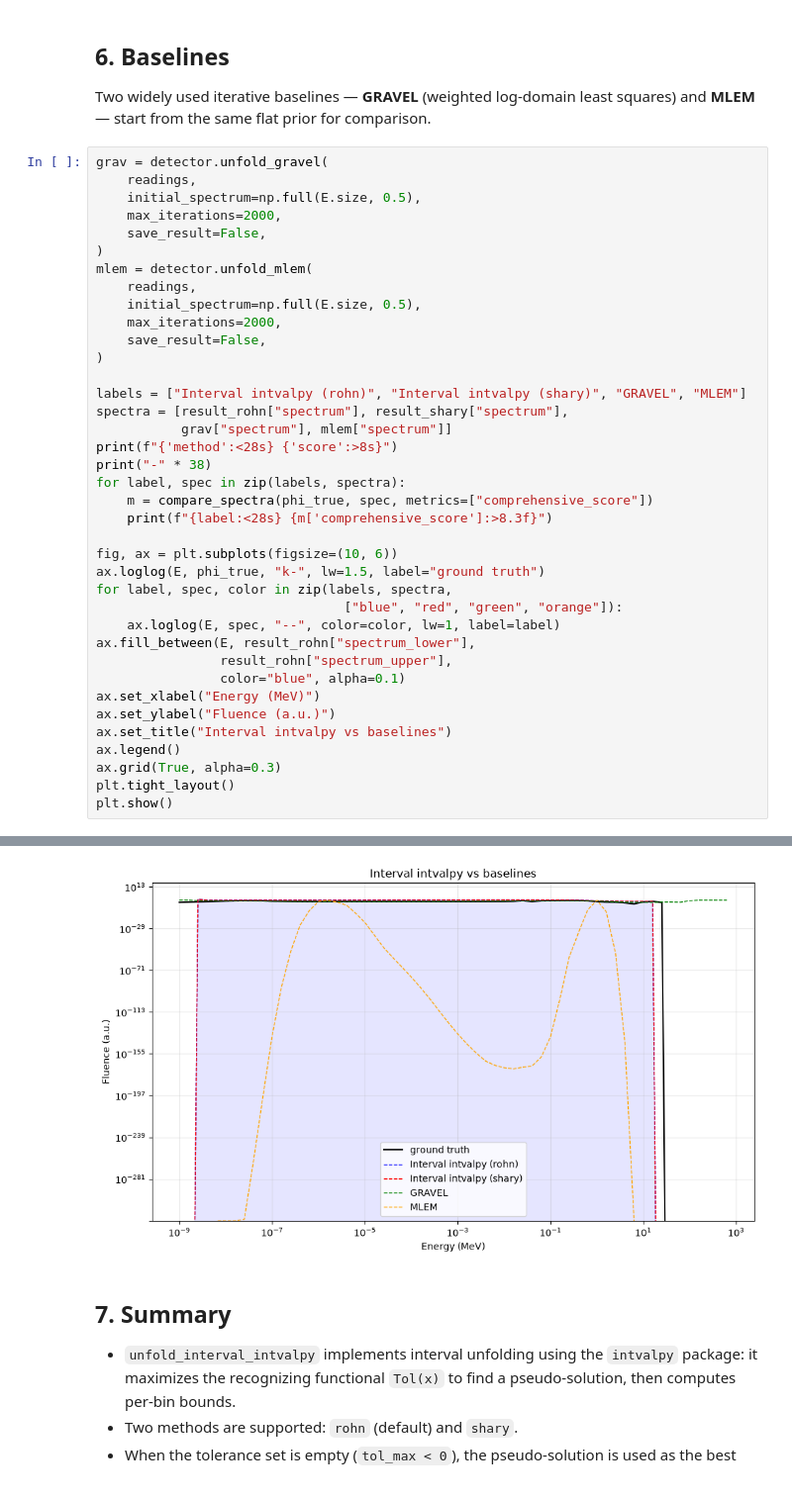
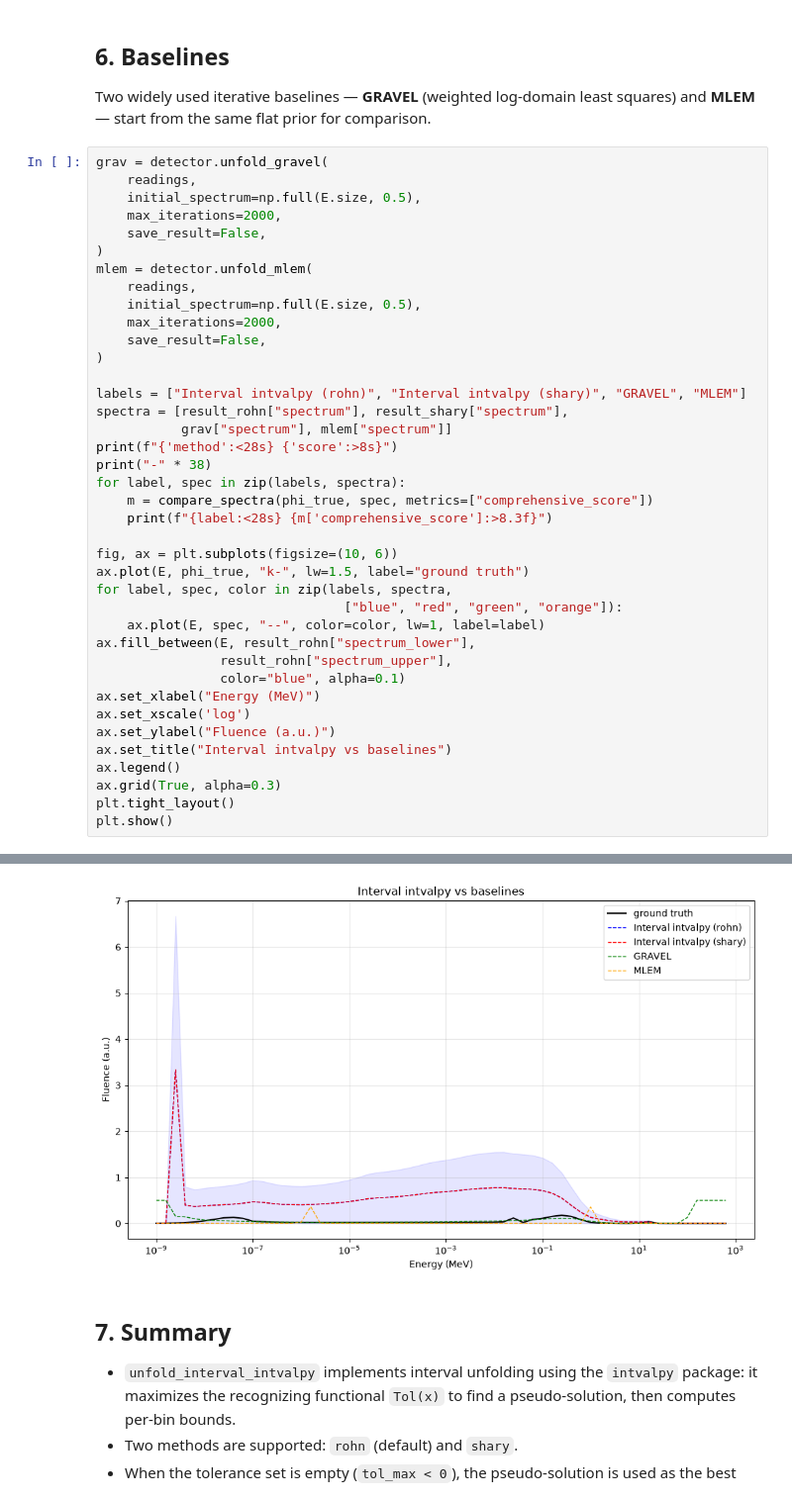
Before and after one commit to Radiationsafety/bssunfold, a Jupyter notebook: examples/86-interval-intvalpy-iaea.ipynb, the cells around one changed output, grey strips where cells are left out. Shown at 99% size. Drawn from its saved outputs; the diff is of its cells as text.

```diff
--- a/examples/86-interval-intvalpy-iaea.ipynb
+++ b/examples/86-interval-intvalpy-iaea.ipynb
@@ -267,36 +269,37 @@ mlem = detector.unfold_mlem(
 
 labels = ["Interval intvalpy (rohn)", "Interval intvalpy (shary)", "GRAVEL", "MLEM"]
 spectra = [result_rohn["spectrum"], result_shary["spectrum"],
            grav["spectrum"], mlem["spectrum"]]
 print(f"{'method':<28s} {'score':>8s}")
 print("-" * 38)
 for label, spec in zip(labels, spectra):
     m = compare_spectra(phi_true, spec, metrics=["comprehensive_score"])
     print(f"{label:<28s} {m['comprehensive_score']:>8.3f}")
 
 fig, ax = plt.subplots(figsize=(10, 6))
-ax.loglog(E, phi_true, "k-", lw=1.5, label="ground truth")
+ax.plot(E, phi_true, "k-", lw=1.5, label="ground truth")
 for label, spec, color in zip(labels, spectra,
                                 ["blue", "red", "green", "orange"]):
-    ax.loglog(E, spec, "--", color=color, lw=1, label=label)
+    ax.plot(E, spec, "--", color=color, lw=1, label=label)
 ax.fill_between(E, result_rohn["spectrum_lower"],
                 result_rohn["spectrum_upper"],
                 color="blue", alpha=0.1)
 ax.set_xlabel("Energy (MeV)")
+ax.set_xscale('log')
 ax.set_ylabel("Fluence (a.u.)")
 ax.set_title("Interval intvalpy vs baselines")
 ax.legend()
 ax.grid(True, alpha=0.3)
 plt.tight_layout()
 plt.show()
 # %% [output]
 method                          score
 --------------------------------------
 Interval intvalpy (rohn)       10.752
 Interval intvalpy (shary)      10.752
 GRAVEL                          2.954
 MLEM                            1.519
-[figure, old version]
+[figure, new version]
 # %% [markdown]
 ## 7. Summary
 
```
Also changed, not shown: parts of 2 cells of this notebook, 3 other files.
